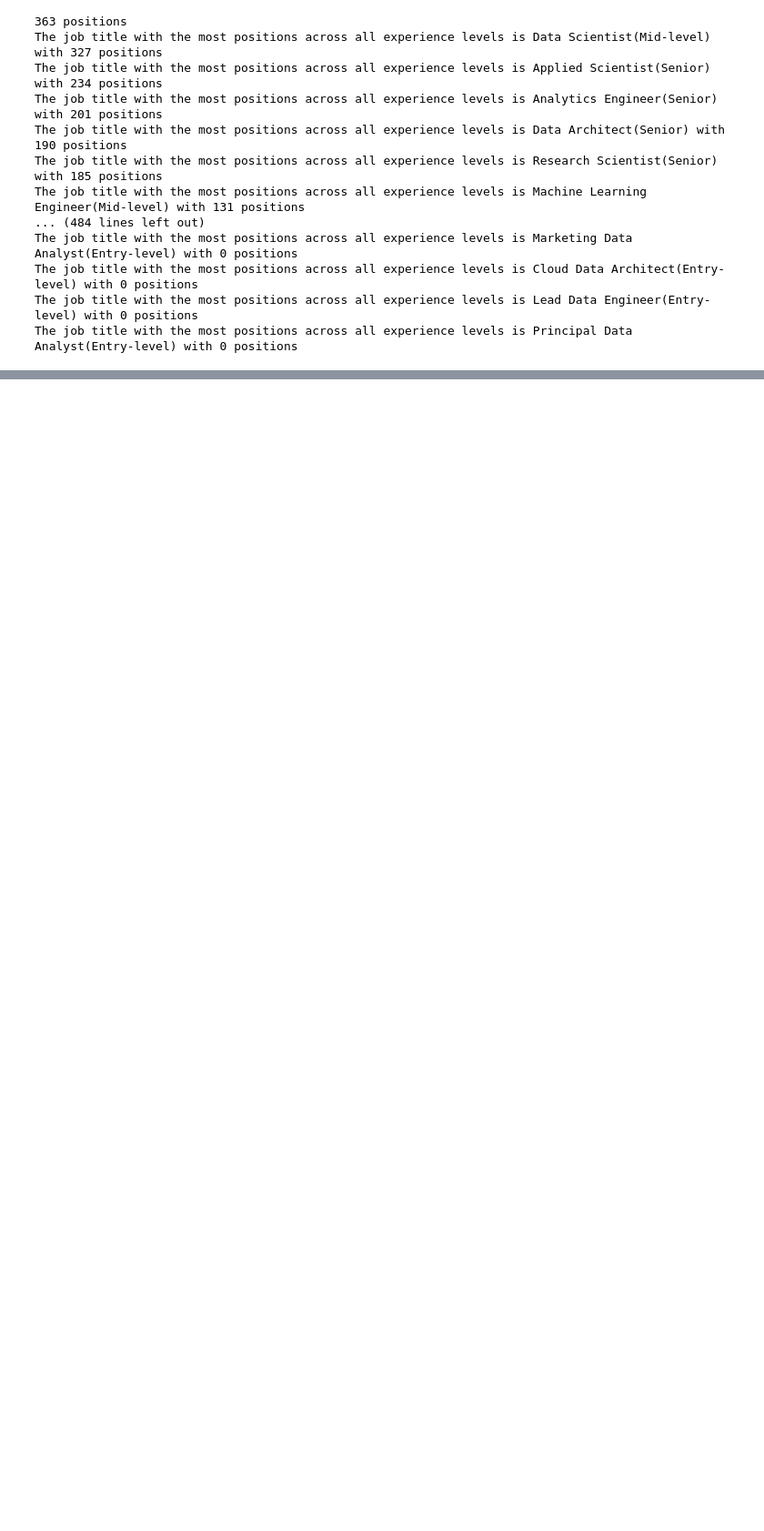
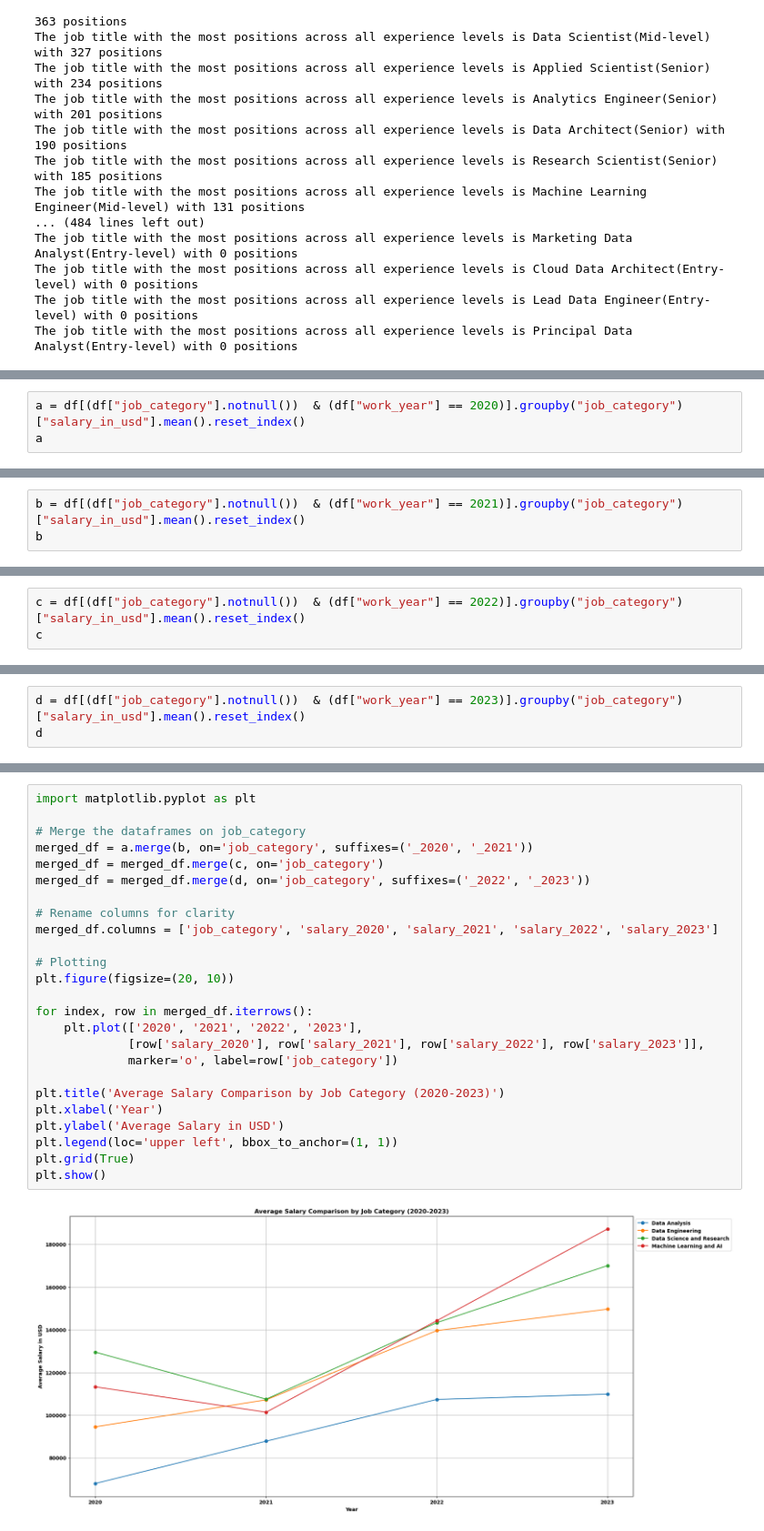
Before and after one commit to MuhammadDanishMirza/Analysis-on-Data-Science-Jobs-salaries, a Jupyter notebook: amalysis_of_data_scientisit_jobs.ipynb, the cells around one changed output, grey strips where cells are left out. Shown at 91% size. Drawn from its saved outputs; the diff is of its cells as text; blank space fills up the shorter version.

```diff
--- a/amalysis_of_data_scientisit_jobs.ipynb
+++ b/amalysis_of_data_scientisit_jobs.ipynb
@@ -1209,0 +1412,3 @@ The job title with the most positions across all experience levels is Principal
+# %%
+a = df[(df["job_category"].notnull())  & (df["work_year"] == 2020)].groupby("job_category")["salary_in_usd"].mean().reset_index()
+a
@@ -1209,0 +1421,3 @@ The job title with the most positions across all experience levels is Principal
+# %%
+b = df[(df["job_category"].notnull())  & (df["work_year"] == 2021)].groupby("job_category")["salary_in_usd"].mean().reset_index()
+b
@@ -1209,0 +1433,3 @@ The job title with the most positions across all experience levels is Principal
+# %%
+c = df[(df["job_category"].notnull())  & (df["work_year"] == 2022)].groupby("job_category")["salary_in_usd"].mean().reset_index()
+c
@@ -1209,0 +1448,3 @@ The job title with the most positions across all experience levels is Principal
+# %%
+d = df[(df["job_category"].notnull())  & (df["work_year"] == 2023)].groupby("job_category")["salary_in_usd"].mean().reset_index()
+d
@@ -1209,0 +1463,27 @@ The job title with the most positions across all experience levels is Principal
+# %%
+import matplotlib.pyplot as plt
+
+# Merge the dataframes on job_category
+merged_df = a.merge(b, on='job_category', suffixes=('_2020', '_2021'))
+merged_df = merged_df.merge(c, on='job_category')
+merged_df = merged_df.merge(d, on='job_category', suffixes=('_2022', '_2023'))
+
+# Rename columns for clarity
+merged_df.columns = ['job_category', 'salary_2020', 'salary_2021', 'salary_2022', 'salary_2023']
+
+# Plotting
+plt.figure(figsize=(20, 10))
+
+for index, row in merged_df.iterrows():
+    plt.plot(['2020', '2021', '2022', '2023'],
+             [row['salary_2020'], row['salary_2021'], row['salary_2022'], row['salary_2023']],
+             marker='o', label=row['job_category'])
+
+plt.title('Average Salary Comparison by Job Category (2020-2023)')
+plt.xlabel('Year')
+plt.ylabel('Average Salary in USD')
+plt.legend(loc='upper left', bbox_to_anchor=(1, 1))
+plt.grid(True)
+plt.show()
+# %% [output]
+[figure, added]
```
Also changed, not shown: parts of 21 cells of this notebook, 1 other file.
